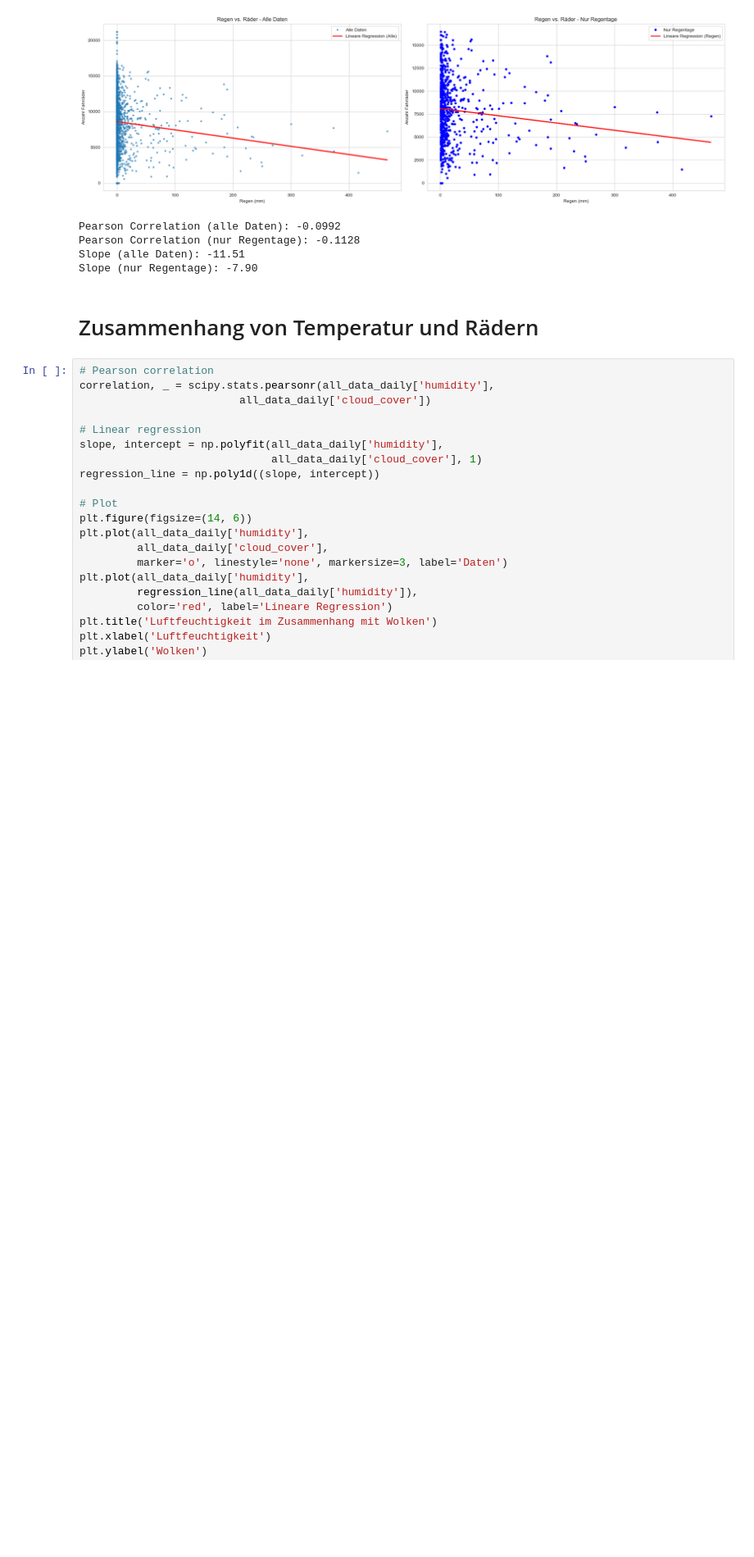
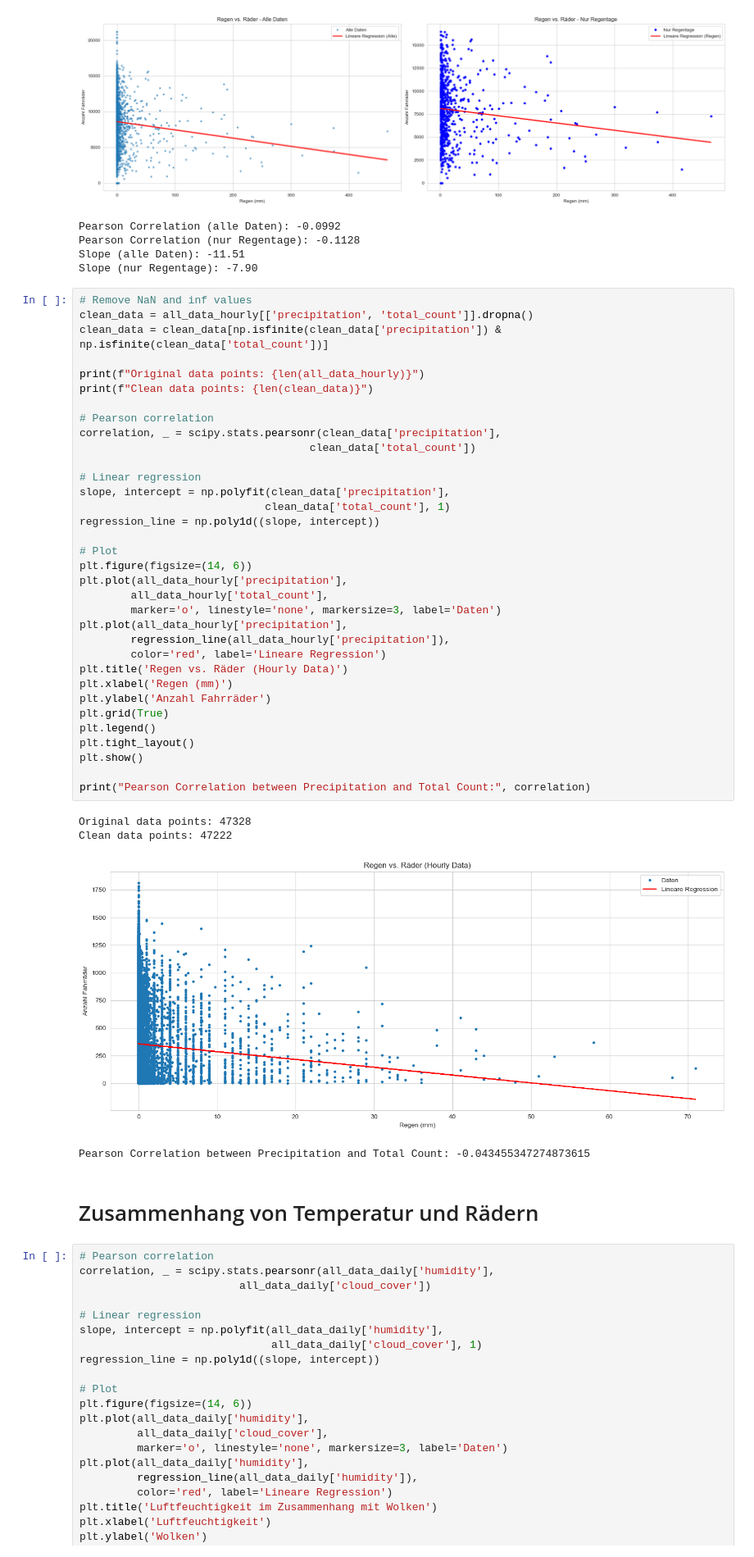
Before and after one commit to LordOfReinkeness/stochastik_SoSe25, a Jupyter notebook: fahrraeder.ipynb, the cells around one changed output. Shown at 82% size. Saved outputs shown, nothing was run; the diff lists cells and outputs as text; blank space fills up the shorter version.

```diff
--- a/fahrraeder.ipynb
+++ b/fahrraeder.ipynb
@@ -853,6 +917,45 @@ Pearson Correlation (alle Daten): -0.0992
 Pearson Correlation (nur Regentage): -0.1128
 Slope (alle Daten): -11.51
 Slope (nur Regentage): -7.90
+# %%
+# Remove NaN and inf values
+clean_data = all_data_hourly[['precipitation', 'total_count']].dropna()
+clean_data = clean_data[np.isfinite(clean_data['precipitation']) & np.isfinite(clean_data['total_count'])]
+
+print(f"Original data points: {len(all_data_hourly)}")
+print(f"Clean data points: {len(clean_data)}")
+
+# Pearson correlation
+correlation, _ = scipy.stats.pearsonr(clean_data['precipitation'],
+                                    clean_data['total_count'])
+
+# Linear regression
+slope, intercept = np.polyfit(clean_data['precipitation'],
+                             clean_data['total_count'], 1)
+regression_line = np.poly1d((slope, intercept))
+
+# Plot
+plt.figure(figsize=(14, 6))
+plt.plot(all_data_hourly['precipitation'],
+        all_data_hourly['total_count'],
+        marker='o', linestyle='none', markersize=3, label='Daten')
+plt.plot(all_data_hourly['precipitation'],
+        regression_line(all_data_hourly['precipitation']),
+        color='red', label='Lineare Regression')
+plt.title('Regen vs. Räder (Hourly Data)')
+plt.xlabel('Regen (mm)')
+plt.ylabel('Anzahl Fahrräder')
+plt.grid(True)
+plt.legend()
+plt.tight_layout()
+plt.show()
+
+print("Pearson Correlation between Precipitation and Total Count:", correlation)
+# %% [output]
+Original data points: 47328
+Clean data points: 47222
+[figure, added]
+Pearson Correlation between Precipitation and Total Count: -0.043455347274873615
 # %% [markdown]
 # Zusammenhang von Temperatur und Rädern
 # %%
```
Also changed, not shown: parts of 3 cells of this notebook.
